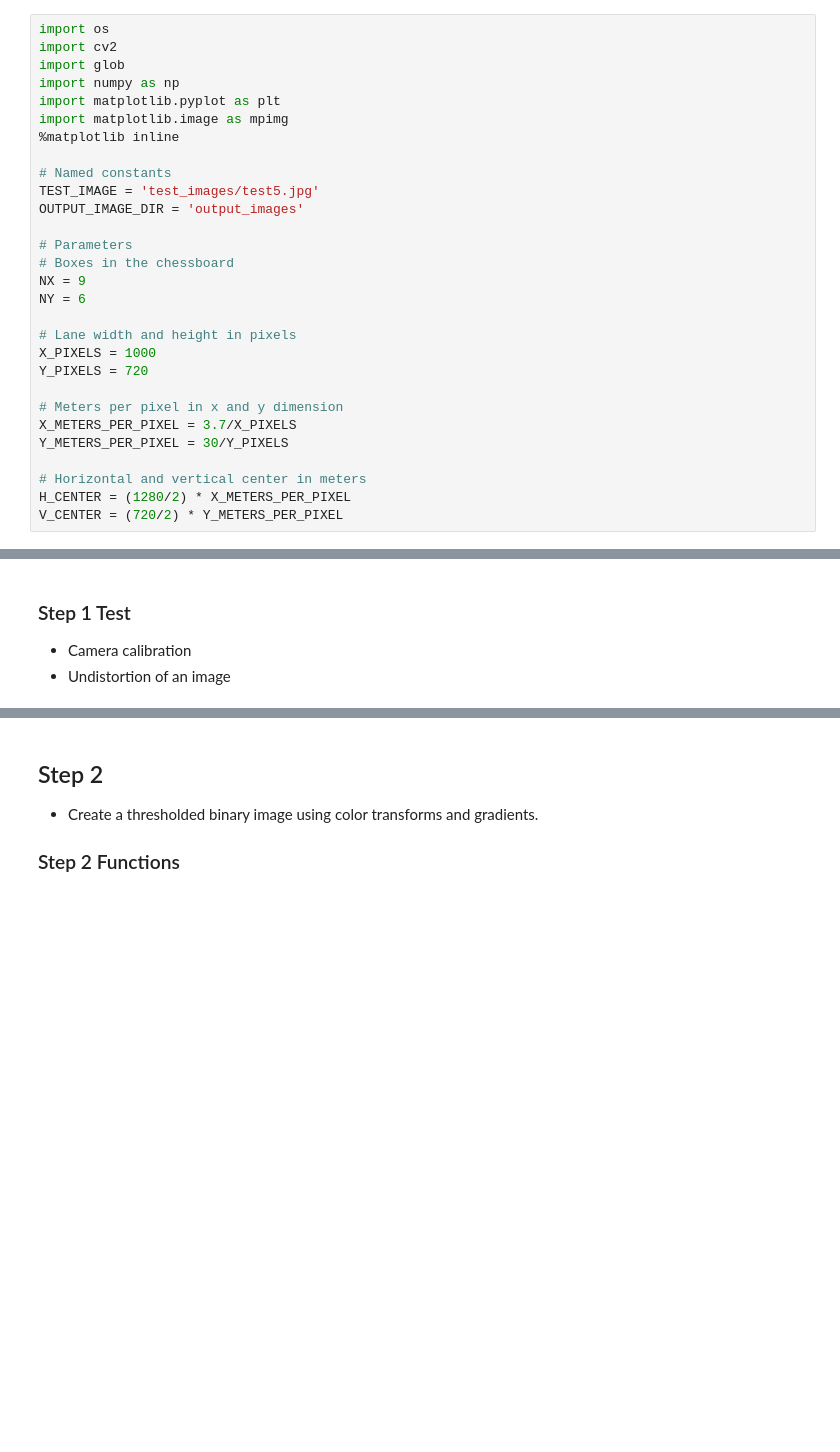
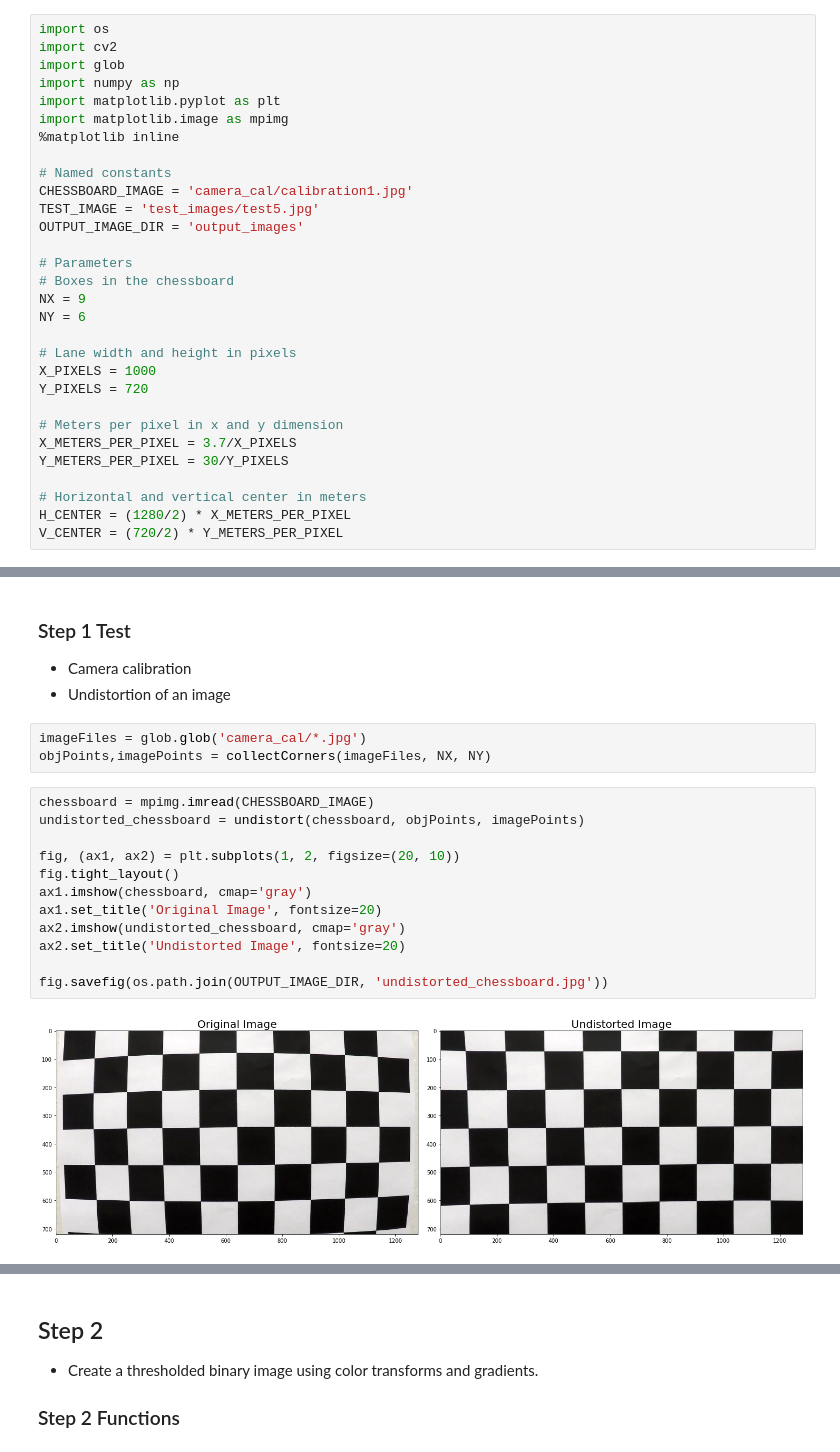
Before and after one commit to mille-printemps/sdc-term1-project4-advanced-lane-finding, a Jupyter notebook: P4.ipynb, the cells around one changed output, grey strips where cells are left out. Drawn from its saved outputs; the diff is of its cells as text; blank space fills up the shorter version.

Commit message:
chore: add the undistorted chessboard image

```diff
--- a/P4.ipynb
+++ b/P4.ipynb
@@ -12,6 +12,7 @@ import matplotlib.image as mpimg
 %matplotlib inline
 
 # Named constants
+CHESSBOARD_IMAGE = 'camera_cal/calibration1.jpg'
 TEST_IMAGE = 'test_images/test5.jpg'
 OUTPUT_IMAGE_DIR = 'output_images'
 
@@ -70,4 +71,21 @@ def undistort(image, objPoints, imagePoints):
 
 * Camera calibration
 * Undistortion of an image
+# %%
+imageFiles = glob.glob('camera_cal/*.jpg')
+objPoints,imagePoints = collectCorners(imageFiles, NX, NY)
+# %%
+chessboard = mpimg.imread(CHESSBOARD_IMAGE)
+undistorted_chessboard = undistort(chessboard, objPoints, imagePoints)
+
+fig, (ax1, ax2) = plt.subplots(1, 2, figsize=(20, 10))
+fig.tight_layout()
+ax1.imshow(chessboard, cmap='gray')
+ax1.set_title('Original Image', fontsize=20)
+ax2.imshow(undistorted_chessboard, cmap='gray')
+ax2.set_title('Undistorted Image', fontsize=20)
+
+fig.savefig(os.path.join(OUTPUT_IMAGE_DIR, 'undistorted_chessboard.jpg'))
+# %% [output]
+[figure, added]
 # %%
```
Also changed, not shown: parts of 1 cell of this notebook, 1 other file.
